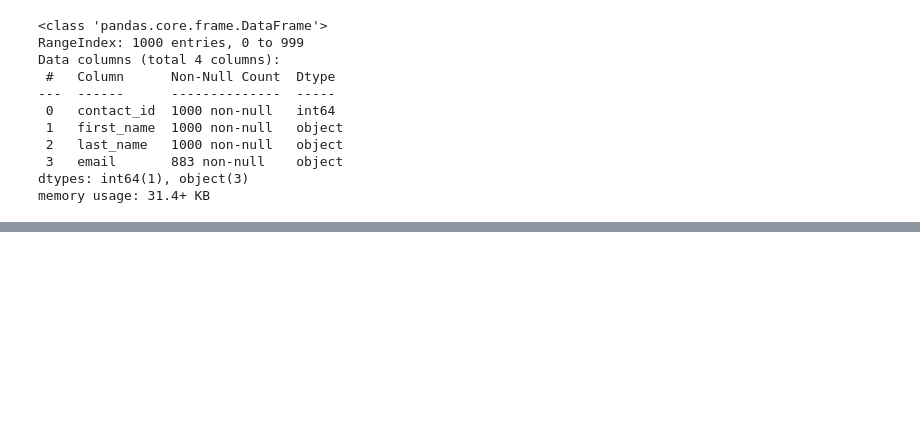
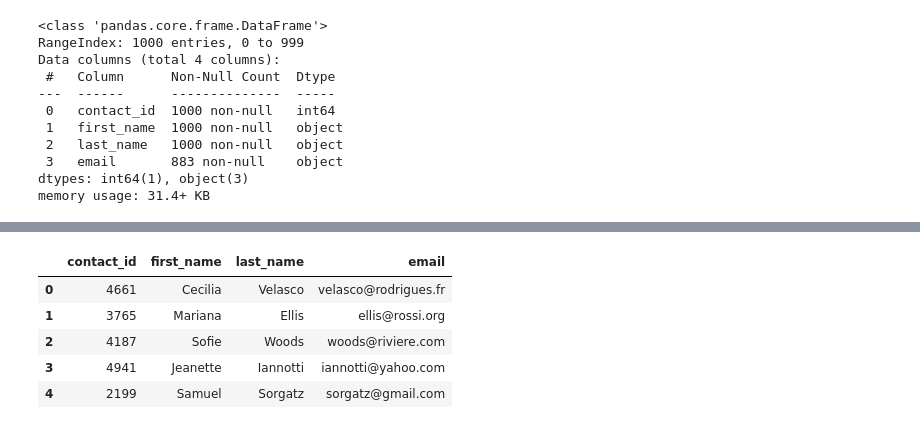
Before and after one commit to vinayvattipally-22/Crowdfunding_ELT, a Jupyter notebook: ETL_Mini_Project_AJTV_HZBV.ipynb, the cells around one changed output, grey strips where cells are left out. Saved outputs shown, nothing was run; the diff lists cells and outputs as text; code cells hidden in the pictures; blank space fills up the shorter version.

Commit message:
csv files are added to the tables

```diff
--- a/ETL_Mini_Project_AJTV_HZBV.ipynb
+++ b/ETL_Mini_Project_AJTV_HZBV.ipynb
@@ -550,3 +550,12 @@ memory usage: 31.4+ KB
 # %%
 # Export the DataFrame as a CSV file.
 contacts_df_clean.to_csv("Resources/contacts.csv", encoding='utf8', index=False)
+# %%
+import sqlalchemy
+from sqlalchemy import create_engine
+
+# Create the database engine for postgres
+engine = sqlalchemy.create_engine('postgresql://postgres:postgres@localhost:5432/crowdfunding_db')
+
+# Create the database connection
+conn = engine.connect()
@@ -552,0 +605,10 @@ contacts_df_clean.to_csv("Resources/contacts.csv", encoding='utf8', index=False)
+# %%
+# display the contacts table
+pd.read_sql_query('select * from contacts', con=engine).head()
+# %% [output]
+|  | contact_id | first_name | last_name | email |
+| 0 | 4661 | Cecilia | Velasco | velasco@rodrigues.fr |
+| 1 | 3765 | Mariana | Ellis | ellis@rossi.org |
+| 2 | 4187 | Sofie | Woods | woods@riviere.com |
+| 3 | 4941 | Jeanette | Iannotti | iannotti@yahoo.com |
+| 4 | 2199 | Samuel | Sorgatz | sorgatz@gmail.com |
```
Also changed, not shown: parts of 7 cells of this notebook, 2 other files.
